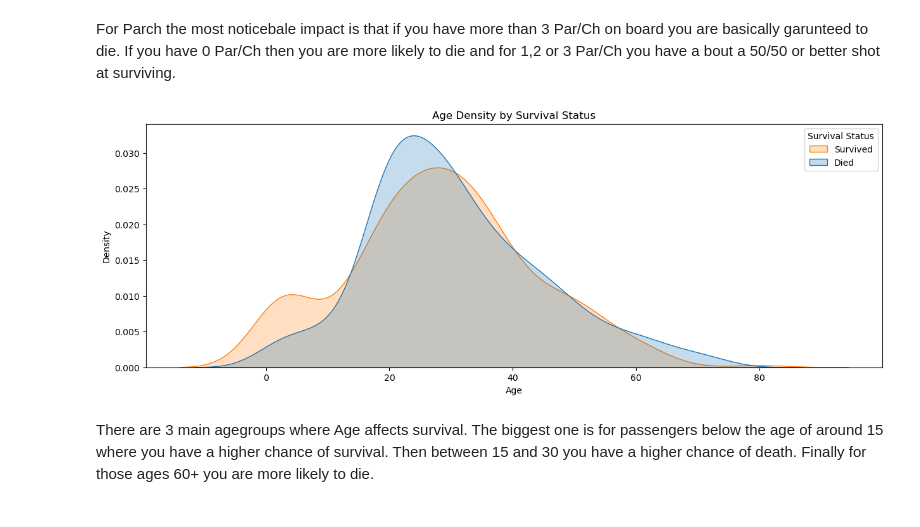
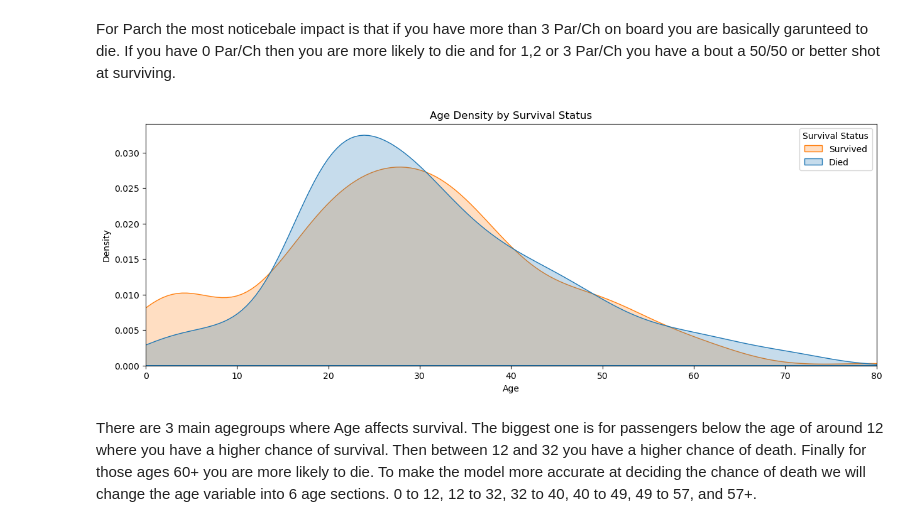
Before and after one commit to danielvasilevko/DataScience_Projects, a Jupyter notebook: Titanic_Survival_Model/Titanic_Survive.ipynb, the cells around one changed output. Drawn from its saved outputs; the diff is of its cells as text; code cells hidden in the pictures.

Commit message:
Finished visualizing all Data and tranfroming data into numerical sections.

```diff
--- a/Titanic_Survival_Model/Titanic_Survive.ipynb
+++ b/Titanic_Survival_Model/Titanic_Survive.ipynb
@@ -68,6 +68,7 @@ Now that we understand the data lets try to clean it up. First lets get rid of a
 # %%
-train_data = train_data.drop('PassengerId', axis=1)
 train_data = train_data.drop('Name', axis=1)
+
+test_data = test_data.drop('Name', axis=1)
 # %% [markdown]
 Now that obvious irrelevncies have be cleared its time to look closer at the values that in the data frame to see if we can actually use them. A category may be relevant but have so many Null variables that it doesn't have any practical use from a model creating standpoint.
 # %%
@@ -124,0 +138,8 @@ Sex has a very clear impact on survival rate as the proportion of 'female' passe
+# %%
+train_data['Sex'][train_data['Sex'] == 'male'] = 0
+train_data['Sex'][train_data['Sex'] == 'female'] = 1
+
+test_data['Sex'][test_data['Sex'] == 'male'] = 0
+test_data['Sex'][test_data['Sex'] == 'female'] = 1
+
+train_data.head()
@@ -168,14 +207,16 @@ For Parch the most noticebale impact is that if you have more than 3 Par/Ch on b
 # %%
 df = pd.DataFrame({'Age':train_data['Age'],'Survival':train_data['Survived']})
 
 plt.figure(figsize=(15, 5))
 sns.kdeplot(data=df, x='Age', hue='Survival', common_norm=False, fill=True)
 plt.title('Age Density by Survival Status')
+plt.xlim(left=0)
+plt.xlim(right=80)
 plt.xlabel('Age')
 plt.legend(title="Survival Status", labels=['Survived', 'Died'], loc='upper right')
 plt.ylabel('Density')
 plt.show()
 # %% [output]
-[figure, old version]
+[figure, new version]
 # %% [markdown]
-There are 3 main agegroups where Age affects survival. The biggest one is for passengers below the age of around 15 where you have a higher chance of survival. Then between 15 and 30 you have a higher chance of death. Finally for those ages 60+ you are more likely to die.
+There are 3 main agegroups where Age affects survival. The biggest one is for passengers below the age of around 12 where you have a higher chance of survival. Then between 12 and 32 you have a higher chance of death. Finally for those ages 60+ you are more likely to die. To make the model more accurate at deciding the chance of death we will change the age variable into 6 age sections. 0 to 12, 12 to 32, 32 to 40, 40 to 49, 49 to 57, and 57+.
```
Also changed, not shown: parts of 15 cells of this notebook, 2 other files.
